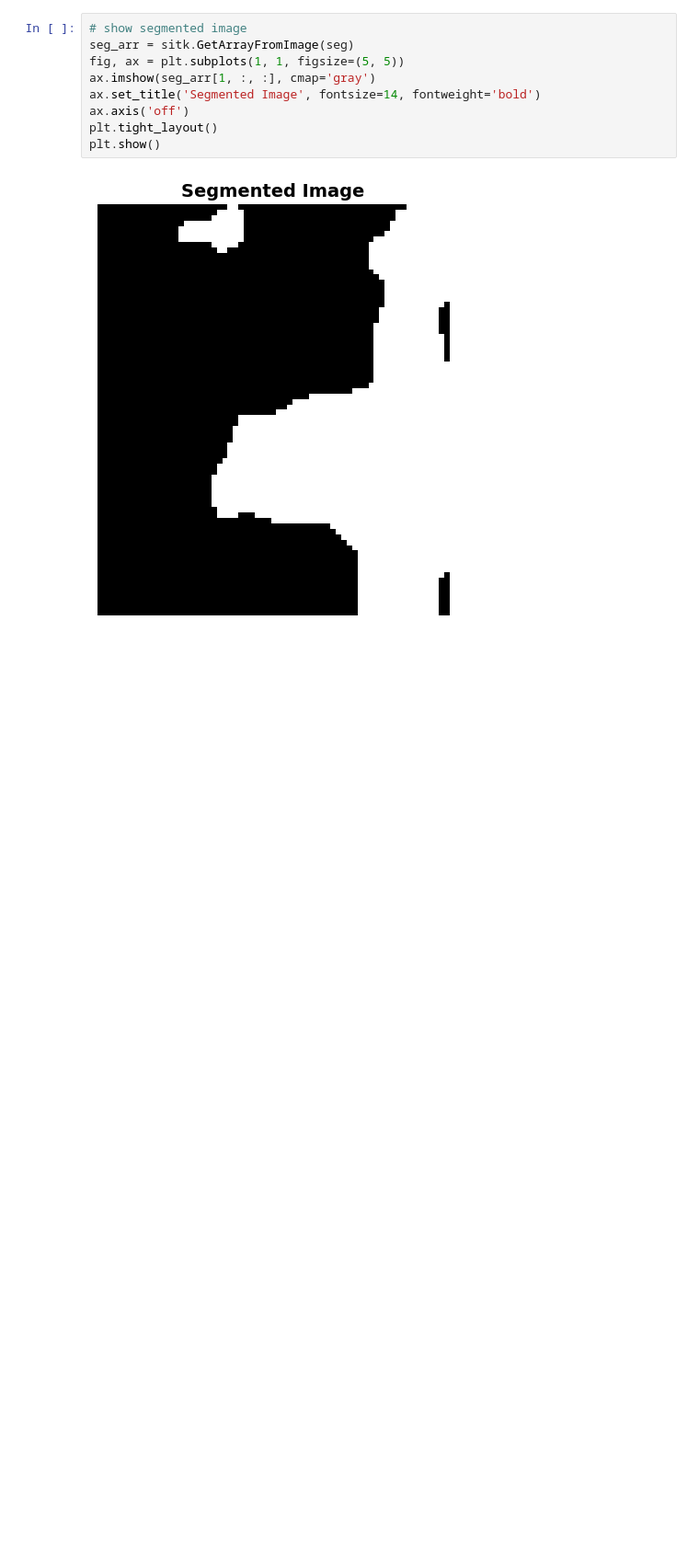
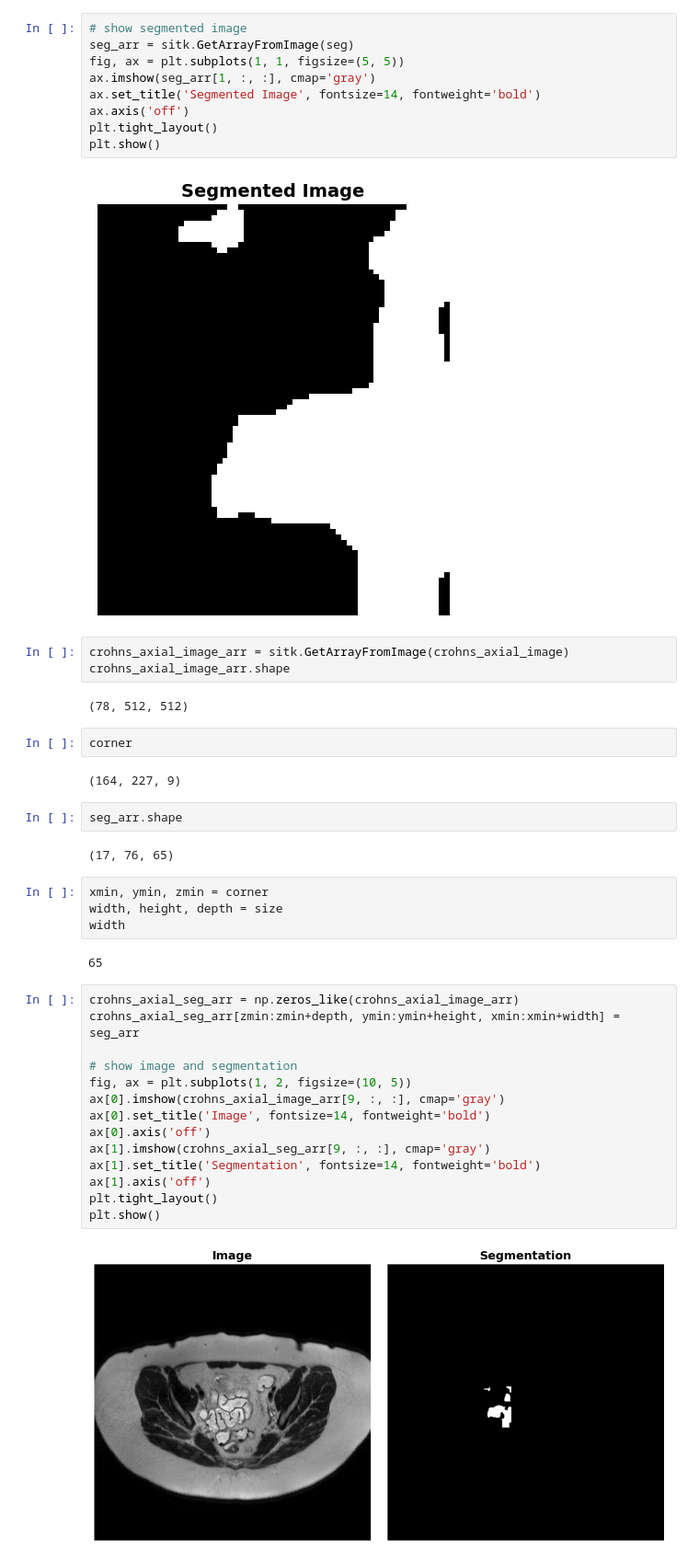
Before and after one commit to frankfanff53/Imperial-FYP, a Jupyter notebook: software_archive/lab/EDA.ipynb, the cells around one changed output. Shown at 92% size. Drawn from its saved outputs; the diff is of its cells as text; blank space fills up the shorter version.

```diff
--- a/software_archive/lab/EDA.ipynb
+++ b/software_archive/lab/EDA.ipynb
@@ -362,3 +370,38 @@ plt.tight_layout()
 plt.show()
 # %% [output]
 [figure]
+# %%
+crohns_axial_image_arr = sitk.GetArrayFromImage(crohns_axial_image)
+crohns_axial_image_arr.shape
+# %% [output]
+(78, 512, 512)
+# %%
+corner
+# %% [output]
+(164, 227, 9)
+# %%
+seg_arr.shape
+# %% [output]
+(17, 76, 65)
+# %%
+xmin, ymin, zmin = corner
+width, height, depth = size
+width
+# %% [output]
+65
+# %%
+crohns_axial_seg_arr = np.zeros_like(crohns_axial_image_arr)
+crohns_axial_seg_arr[zmin:zmin+depth, ymin:ymin+height, xmin:xmin+width] = seg_arr
+
+# show image and segmentation
+fig, ax = plt.subplots(1, 2, figsize=(10, 5))
+ax[0].imshow(crohns_axial_image_arr[9, :, :], cmap='gray')
+ax[0].set_title('Image', fontsize=14, fontweight='bold')
+ax[0].axis('off')
+ax[1].imshow(crohns_axial_seg_arr[9, :, :], cmap='gray')
+ax[1].set_title('Segmentation', fontsize=14, fontweight='bold')
+ax[1].axis('off')
+plt.tight_layout()
+plt.show()
+# %% [output]
+[figure, added]
```
Also changed, not shown: parts of 4 cells of this notebook, 25 other files.
